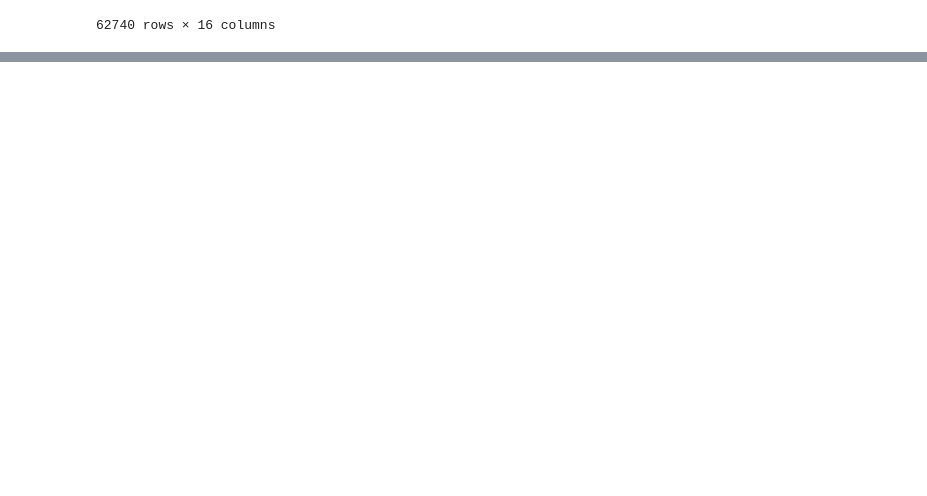
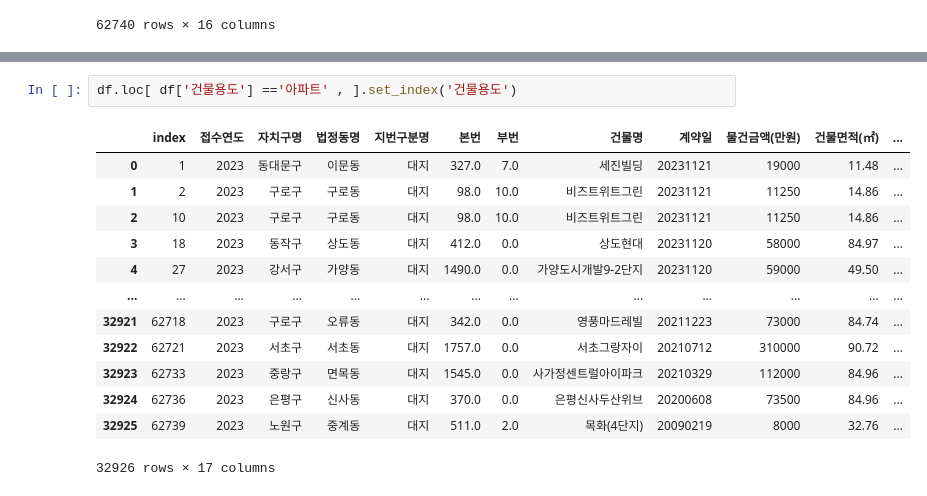
Before and after one commit to isk03300/my_projcet, a Jupyter notebook: dev_data.ipynb, the cells around one changed output, grey strips where cells are left out. Cells and saved outputs as stored; diff of their text form; blank space fills up the shorter version.

```diff
--- a/dev_data.ipynb
+++ b/dev_data.ipynb
@@ -154,0 +79,16 @@ Name: 계약일, Length: 62740, dtype: datetime64[ns]
+# %%
+df.loc[ df['건물용도'] =='아파트' , ].set_index('건물용도')
+# %% [output]
+|  | index | 접수연도 | 자치구명 | 법정동명 | 지번구분명 | 본번 | 부번 | 건물명 | 계약일 | 물건금액(만원) | 건물면적(㎡) | ... |
+| 0 | 1 | 2023 | 동대문구 | 이문동 | 대지 | 327.0 | 7.0 | 세진빌딩 | 20231121 | 19000 | 11.48 | ... |
+| 1 | 2 | 2023 | 구로구 | 구로동 | 대지 | 98.0 | 10.0 | 비즈트위트그린 | 20231121 | 11250 | 14.86 | ... |
+| 2 | 10 | 2023 | 구로구 | 구로동 | 대지 | 98.0 | 10.0 | 비즈트위트그린 | 20231121 | 11250 | 14.86 | ... |
+| 3 | 18 | 2023 | 동작구 | 상도동 | 대지 | 412.0 | 0.0 | 상도현대 | 20231120 | 58000 | 84.97 | ... |
+| 4 | 27 | 2023 | 강서구 | 가양동 | 대지 | 1490.0 | 0.0 | 가양도시개발9-2단지 | 20231120 | 59000 | 49.50 | ... |
+| ... | ... | ... | ... | ... | ... | ... | ... | ... | ... | ... | ... | ... |
+| 32921 | 62718 | 2023 | 구로구 | 오류동 | 대지 | 342.0 | 0.0 | 영풍마드레빌 | 20211223 | 73000 | 84.74 | ... |
+| 32922 | 62721 | 2023 | 서초구 | 서초동 | 대지 | 1757.0 | 0.0 | 서초그랑자이 | 20210712 | 310000 | 90.72 | ... |
+| 32923 | 62733 | 2023 | 중랑구 | 면목동 | 대지 | 1545.0 | 0.0 | 사가정센트럴아이파크 | 20210329 | 112000 | 84.96 | ... |
+| 32924 | 62736 | 2023 | 은평구 | 신사동 | 대지 | 370.0 | 0.0 | 은평신사두산위브 | 20200608 | 73500 | 84.96 | ... |
+| 32925 | 62739 | 2023 | 노원구 | 중계동 | 대지 | 511.0 | 2.0 | 목화(4단지) | 20090219 | 8000 | 32.76 | ... |
+32926 rows × 17 columns
```
Also changed, not shown: parts of 18 cells of this notebook, 5 other files.
